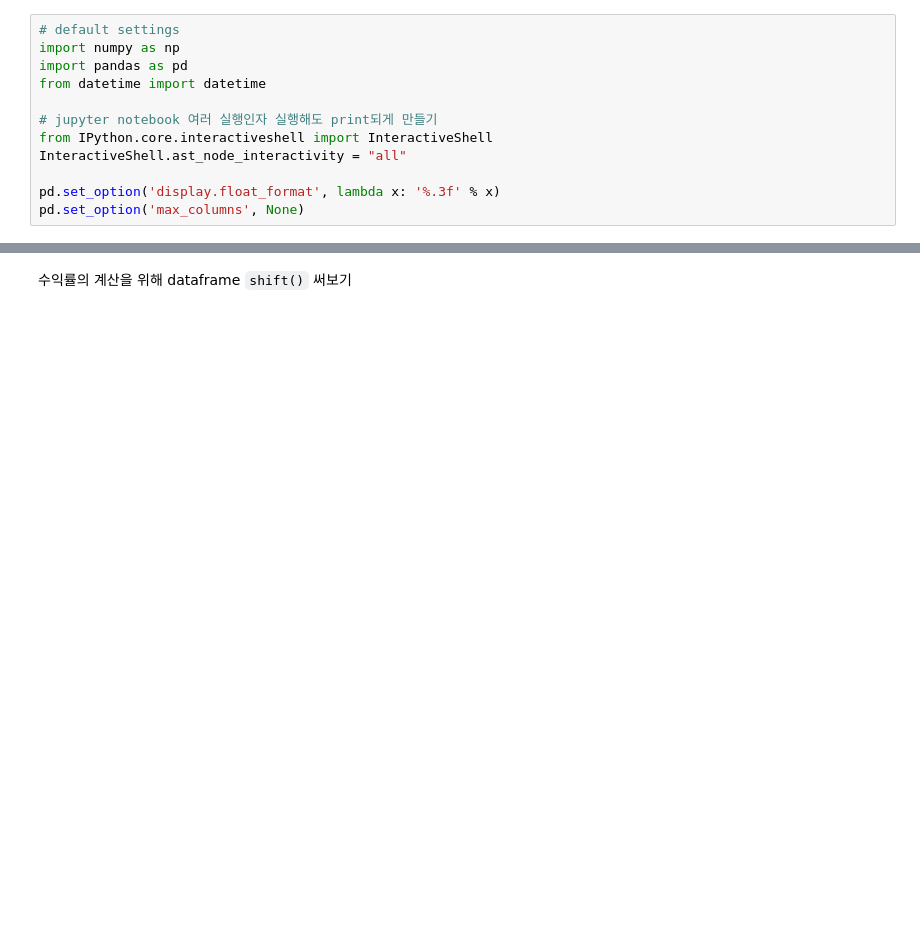
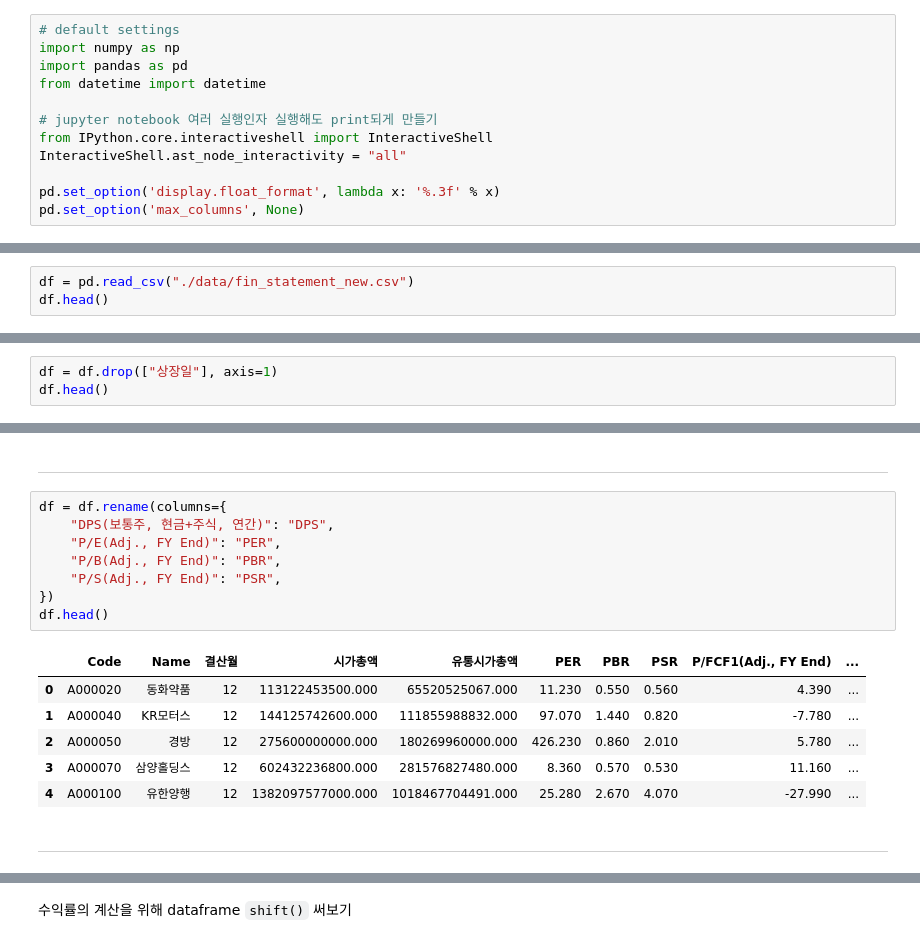
Before and after one commit to EasyCoding-7/python-data-analysis, a Jupyter notebook: 6.returns.ipynb, the cells around one changed output, grey strips where cells are left out. Saved outputs shown, nothing was run; the diff lists cells and outputs as text; blank space fills up the shorter version.

```diff
--- a/6.returns.ipynb
+++ b/6.returns.ipynb
@@ -70,0 +24,3 @@ pd.set_option('max_columns', None)
+# %%
+df = pd.read_csv("./data/fin_statement_new.csv")
+df.head()
@@ -70,0 +36,3 @@ pd.set_option('max_columns', None)
+# %%
+df = df.drop(["상장일"], axis=1)
+df.head()
@@ -70,0 +46,19 @@ pd.set_option('max_columns', None)
+# %% [markdown]
+---
+# %%
+df = df.rename(columns={
+    "DPS(보통주, 현금+주식, 연간)": "DPS",
+    "P/E(Adj., FY End)": "PER",
+    "P/B(Adj., FY End)": "PBR",
+    "P/S(Adj., FY End)": "PSR",
+})
+df.head()
+# %% [output]
+|  | Code | Name | 결산월 | 시가총액 | 유통시가총액 | PER | PBR | PSR | P/FCF1(Adj., FY End) | ... |
+| 0 | A000020 | 동화약품 | 12 | 113122453500.000 | 65520525067.000 | 11.230 | 0.550 | 0.560 | 4.390 | ... |
+| 1 | A000040 | KR모터스 | 12 | 144125742600.000 | 111855988832.000 | 97.070 | 1.440 | 0.820 | -7.780 | ... |
+| 2 | A000050 | 경방 | 12 | 275600000000.000 | 180269960000.000 | 426.230 | 0.860 | 2.010 | 5.780 | ... |
+| 3 | A000070 | 삼양홀딩스 | 12 | 602432236800.000 | 281576827480.000 | 8.360 | 0.570 | 0.530 | 11.160 | ... |
+| 4 | A000100 | 유한양행 | 12 | 1382097577000.000 | 1018467704491.000 | 25.280 | 2.670 | 4.070 | -27.990 | ... |
+# %% [markdown]
+---
```
Also changed, not shown: parts of 51 cells of this notebook.
